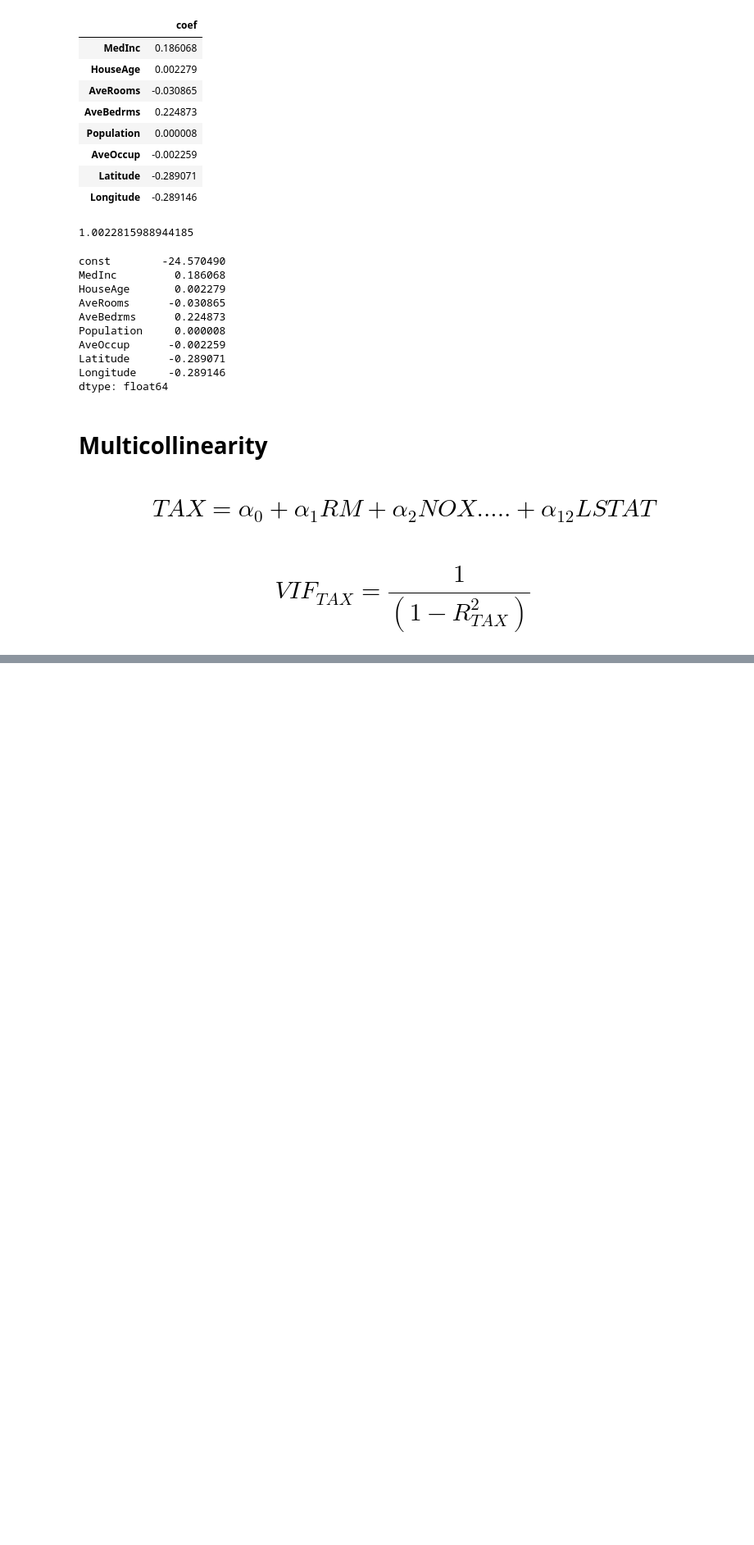
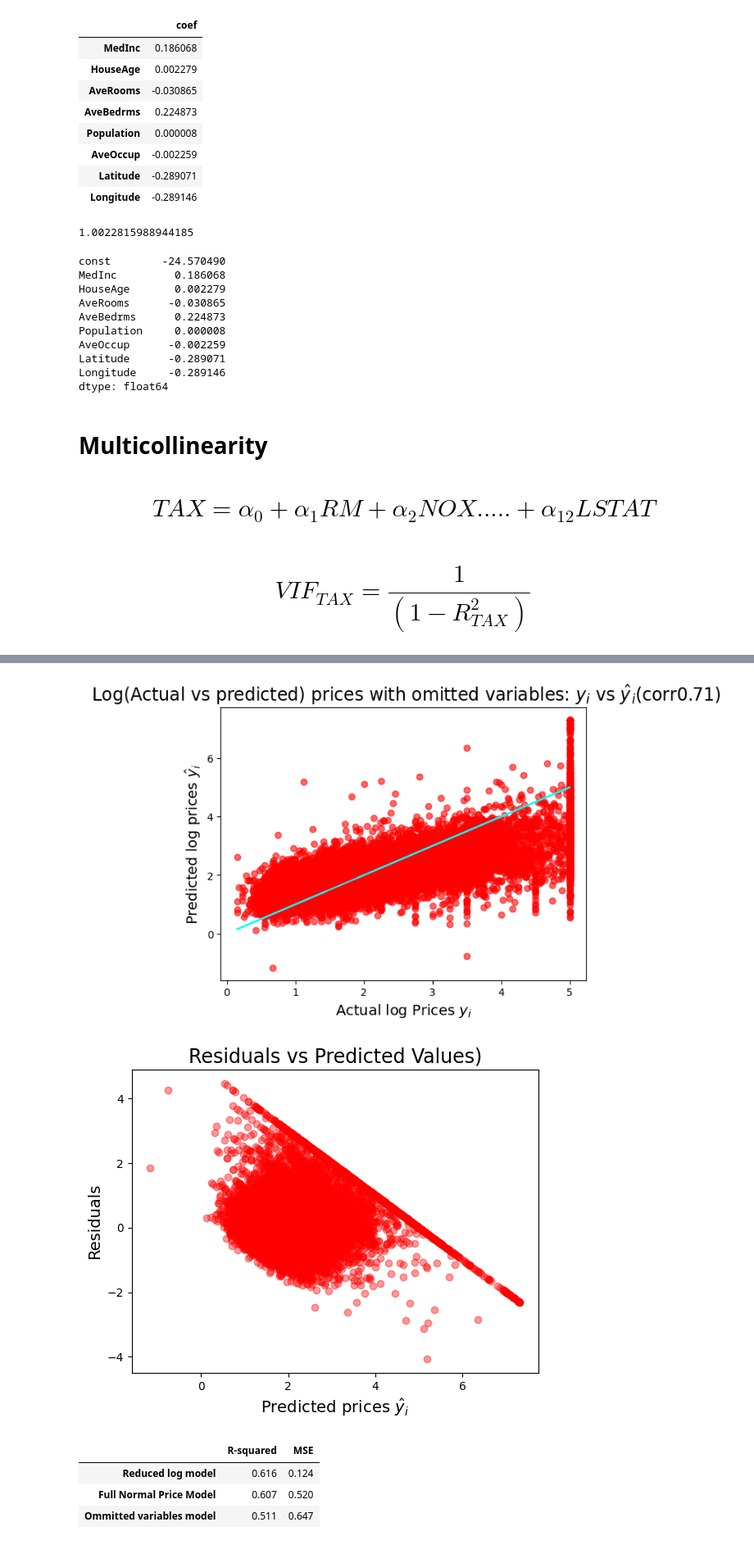
Before and after one commit to aaditya9803/AI2023, a Jupyter notebook: 04 - Multivariable Regression -2nd.ipynb, the cells around one changed output, grey strips where cells are left out. Shown at 82% size. Cells and saved outputs as stored; diff of their text form; code cells hidden in the pictures; blank space fills up the shorter version.

```diff
--- a/04 - Multivariable Regression -2nd.ipynb
+++ b/04 - Multivariable Regression -2nd.ipynb
@@ -151,0 +364,40 @@ dtype: float64
+# %%
+#Model Omitting key features using log prices
+#original model: Normal price and all features
+prices = data['PRICE']
+features = data.drop(['PRICE','Longitude','Latitude','AveRooms','AveBedrms'],axis=1)
+x_train, x_test,y_train,y_test = train_test_split(features,prices,test_size=0.2, random_state=10)
+x_incl_const = sm.add_constant(x_train)
+model = sm.OLS(y_train,x_incl_const)
+results=model.fit()
+
+#Graph of Actual vs Predicted prices
+corr = round(y_train.corr(results.fittedvalues),2)
+plt.scatter(x=y_train,y=results.fittedvalues, c='red',alpha=0.6)
+plt.plot(y_train,y_train,color='cyan')
+plt.xlabel('Actual log Prices $y _i$',fontsize=14)
+plt.ylabel('Predicted log prices $\hat y _i$',fontsize=14)
+plt.title(f' Log(Actual vs predicted) prices with omitted variables: $y _i$ vs $\hat y_i$(corr{corr})',fontsize=17)
+plt.show()
+
+
+#Residuals vs Predicted Values
+plt.scatter(x=results.fittedvalues,y=results.resid, c='red',alpha=0.4)
+plt.xlabel('Predicted prices $\hat y _i$',fontsize=14)
+plt.ylabel('Residuals',fontsize=14)
+plt.title('Residuals vs Predicted Values)',fontsize=17)
+plt.show()
+
+ommited_var_mse = round(results.mse_resid,3)
+ommited_var_rsquared= round(results.rsquared,3)
+# %% [output]
+[figure, added]
+[figure, added]
+# %%
+pd.DataFrame({'R-squared':[reduced_log_rsquared, full_normal_rsquared,ommited_var_rsquared],
+             'MSE':[reduced_log_mse, full_normal_mse,ommited_var_mse]}, index = ['Reduced log model', 'Full Normal Price Model', 'Ommitted variables model'])
+# %% [output]
+|  | R-squared | MSE |
+| Reduced log model | 0.616 | 0.124 |
+| Full Normal Price Model | 0.607 | 0.520 |
+| Ommitted variables model | 0.511 | 0.647 |
```
Also changed, not shown: parts of 20 cells of this notebook.
